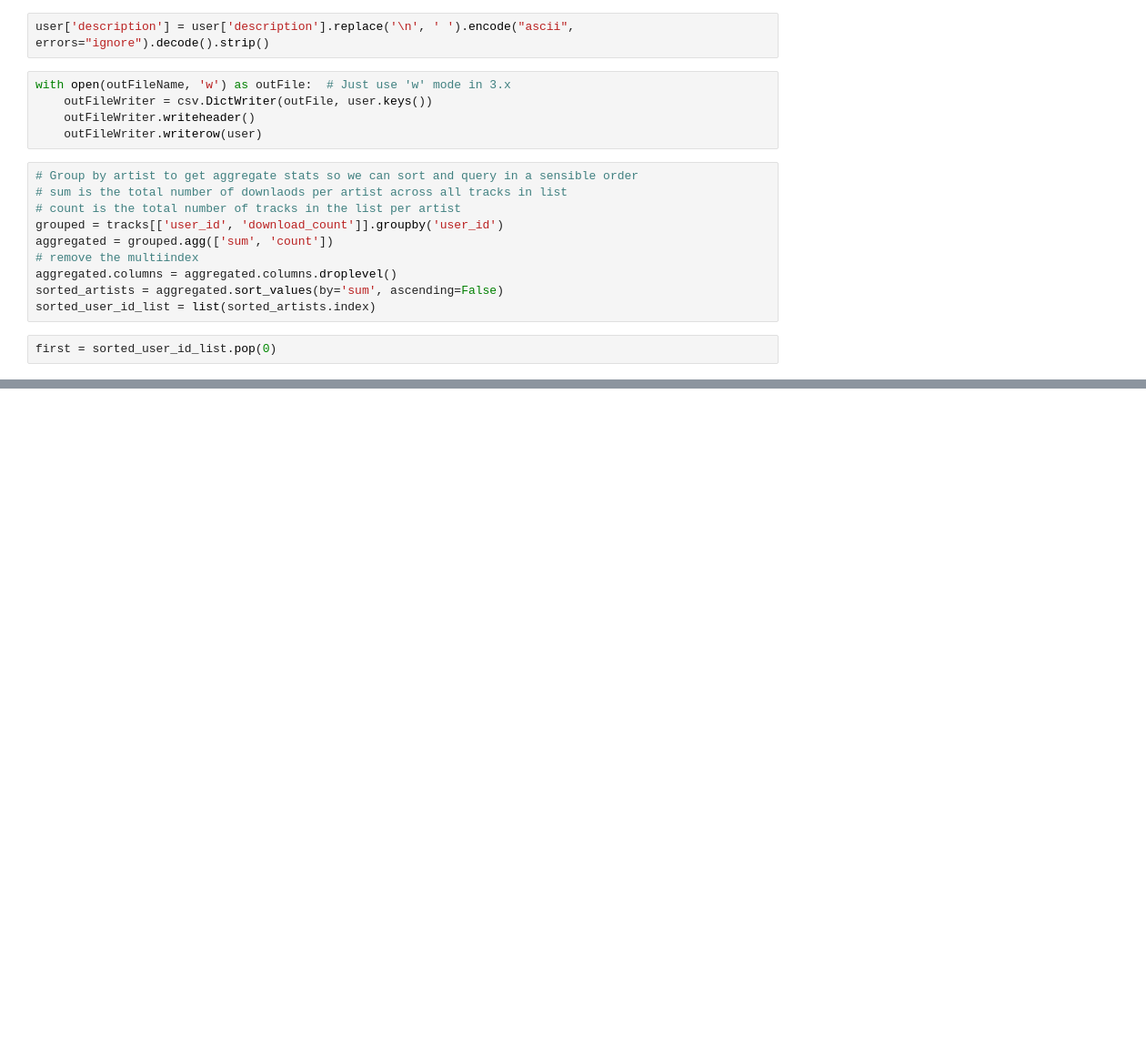
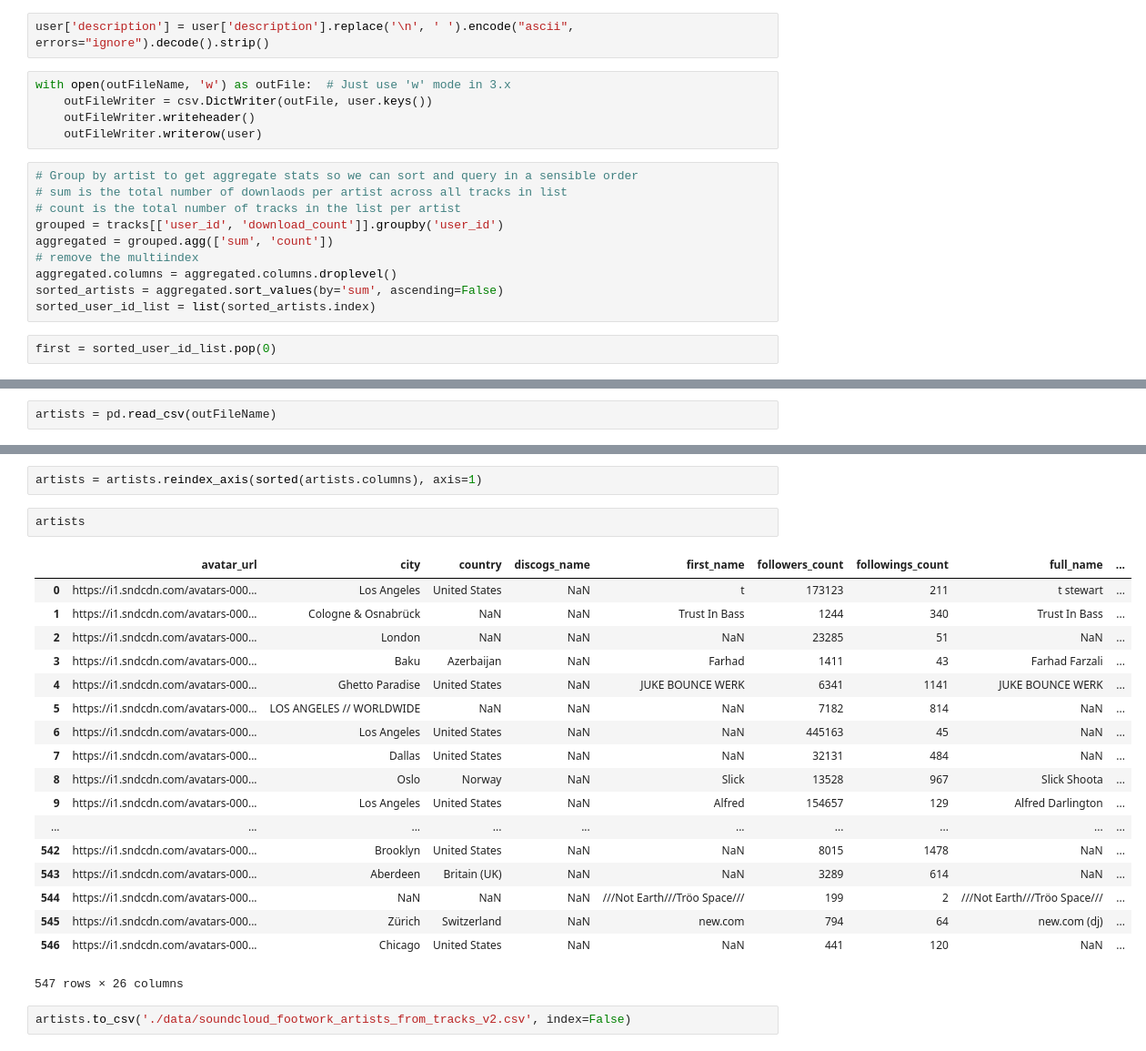
Before and after one commit to 8secz-johndpope/footwork-scraping, a Jupyter notebook: Artists_From_Tracks_Scraper_v1.ipynb, the cells around one changed output, grey strips where cells are left out. Shown at 91% size. Drawn from its saved outputs; the diff is of its cells as text; blank space fills up the shorter version.

Commit message:
Modified artists_from_tracks scraper to resume from partial completion and order columns alphabetically

```diff
--- a/Artists_From_Tracks_Scraper_v1.ipynb
+++ b/Artists_From_Tracks_Scraper_v1.ipynb
@@ -119,0 +138,2 @@ first
+# %%
+artists = pd.read_csv(outFileName)
@@ -119,0 +150,25 @@ first
+# %%
+artists = artists.reindex_axis(sorted(artists.columns), axis=1)
+# %%
+artists
+# %% [output]
+|  | avatar_url | city | country | discogs_name | first_name | followers_count | followings_count | full_name | ... |
+| 0 | https://i1.sndcdn.com/avatars-000... | Los Angeles | United States | NaN | t | 173123 | 211 | t stewart | ... |
+| 1 | https://i1.sndcdn.com/avatars-000... | Cologne & Osnabrück | NaN | NaN | Trust In Bass | 1244 | 340 | Trust In Bass | ... |
+| 2 | https://i1.sndcdn.com/avatars-000... | London | NaN | NaN | NaN | 23285 | 51 | NaN | ... |
+| 3 | https://i1.sndcdn.com/avatars-000... | Baku | Azerbaijan | NaN | Farhad | 1411 | 43 | Farhad Farzali | ... |
+| 4 | https://i1.sndcdn.com/avatars-000... | Ghetto Paradise | United States | NaN | JUKE BOUNCE WERK | 6341 | 1141 | JUKE BOUNCE WERK | ... |
+| 5 | https://i1.sndcdn.com/avatars-000... | LOS ANGELES // WORLDWIDE | NaN | NaN | NaN | 7182 | 814 | NaN | ... |
+| 6 | https://i1.sndcdn.com/avatars-000... | Los Angeles | United States | NaN | NaN | 445163 | 45 | NaN | ... |
+| 7 | https://i1.sndcdn.com/avatars-000... | Dallas | United States | NaN | NaN | 32131 | 484 | NaN | ... |
+| 8 | https://i1.sndcdn.com/avatars-000... | Oslo | Norway | NaN | Slick | 13528 | 967 | Slick Shoota | ... |
+| 9 | https://i1.sndcdn.com/avatars-000... | Los Angeles | United States | NaN | Alfred | 154657 | 129 | Alfred Darlington | ... |
+| ... | ... | ... | ... | ... | ... | ... | ... | ... | ... |
+| 542 | https://i1.sndcdn.com/avatars-000... | Brooklyn | United States | NaN | NaN | 8015 | 1478 | NaN | ... |
+| 543 | https://i1.sndcdn.com/avatars-000... | Aberdeen | Britain (UK) | NaN | NaN | 3289 | 614 | NaN | ... |
+| 544 | https://i1.sndcdn.com/avatars-000... | NaN | NaN | NaN | ///Not Earth///Tröo Space/// | 199 | 2 | ///Not Earth///Tröo Space/// | ... |
+| 545 | https://i1.sndcdn.com/avatars-000... | Zürich | Switzerland | NaN | new.com | 794 | 64 | new.com (dj) | ... |
+| 546 | https://i1.sndcdn.com/avatars-000... | Chicago | United States | NaN | NaN | 441 | 120 | NaN | ... |
+547 rows × 26 columns
+# %%
+artists.to_csv('./data/soundcloud_footwork_artists_from_tracks_v2.csv', index=False)
```
Also changed, not shown: parts of 6 cells of this notebook, 1 other file.
